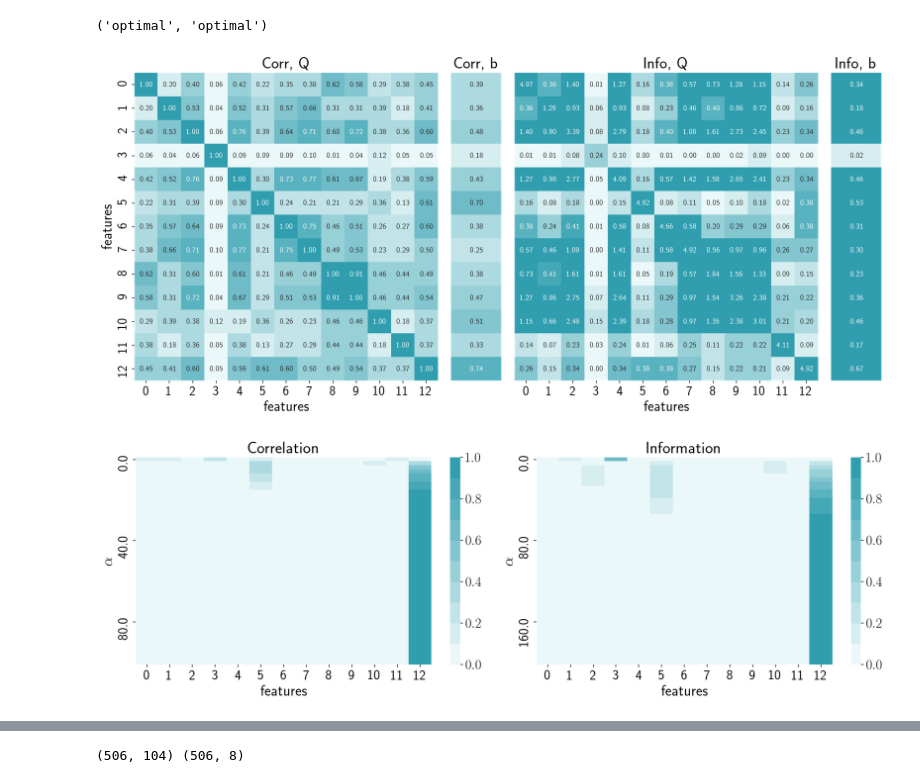
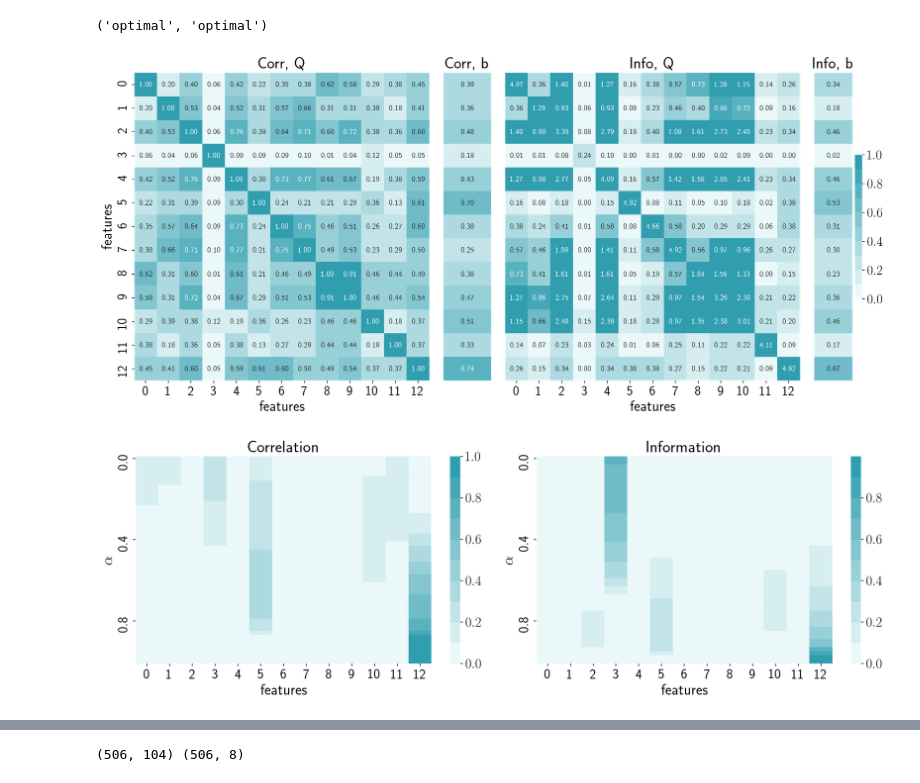
Before and after one commit to Intelligent-Systems-Phystech/2018-Isachenko-QPFSNewton, a Jupyter notebook: code/NNQPFS_v1.ipynb, the cells around one changed output, grey strips where cells are left out. Drawn from its saved outputs; the diff is of its cells as text; code cells hidden in the pictures.

```diff
--- a/code/NNQPFS_v1.ipynb
+++ b/code/NNQPFS_v1.ipynb
@@ -43,39 +43,39 @@ fs_corr.status, fs_info.status
 # %%
 plt.figure(figsize=(15, 7))
 ax1 = plt.subplot2grid((1, 12), (0, 0), colspan=5)
 ax3 = plt.subplot2grid((1, 12), (0, 5))
 ax2 = plt.subplot2grid((1, 12), (0, 6), colspan=5)
 ax4 = plt.subplot2grid((1, 12), (0, 11))
 
 sns.heatmap(fs_corr.Q, cmap=cmap, vmin=0., vmax=1., cbar=False, annot=True, fmt='.2f', ax=ax1)
 ax1.set_title('Corr, Q')
 ax1.set_xlabel('features')
 ax1.set_ylabel('features')
 
-sns.heatmap(fs_info.Q, cmap=cmap, vmin=0., vmax=.5, cbar=False, annot=True, fmt='.2f', ax=ax2, yticklabels=False)
+sns.heatmap(fs_info.Q, cmap=cmap, vmin=0., vmax=1., cbar=False, annot=True, fmt='.2f', ax=ax2, yticklabels=False)
 ax2.set_title('Info, Q')
 ax2.set_xlabel('features')
 #ax2.set_ylabel('features')
 
 sns.heatmap(fs_corr.b, cmap=cmap, vmin=0., vmax=1., cbar=False, annot=True, fmt='.2f', ax=ax3, xticklabels=False, yticklabels=False)
 ax3.set_title('Corr, b')
 #ax3.set_xlabel('features')
 #ax3.set_ylabel('features')
 
-sns.heatmap(fs_info.b, cmap=cmap, vmin=0., vmax=.1, cbar=False, annot=True, fmt='.2f', ax=ax4, xticklabels=False, yticklabels=False)
+sns.heatmap(fs_info.b, cmap=cmap, vmin=0., vmax=1., cbar=True, annot=True, fmt='.2f', ax=ax4, xticklabels=False, yticklabels=False)
 ax4.set_title('Info, b')
 #ax4.set_xlabel('features')
 #ax4.set_ylabel('features')
 
 plt.subplots_adjust()
 plt.tight_layout()
 plt.show()
 # %% [output]
-[figure, old version]
+[figure, new version]
 # %%
 fs_corr.get_Qb(X, y)
 z_scores = []
-alphas = np.linspace(0, 100, 51)
+alphas = np.linspace(0, 1, 51)
 
 for alpha in alphas:
     fs_corr.alpha = alpha
@@ -93,7 +93,7 @@ plt.ylabel(r'$\alpha$')
 
 fs_info.get_Qb(X, y)
 z_scores = []
-alphas = np.linspace(0, 200, 51)
+alphas = np.linspace(0, 1, 51)
 
 for alpha in alphas:
     fs_info.alpha = alpha
@@ -113,7 +113,7 @@ plt.tight_layout()
 plt.savefig('figs/qpfs_corr_vs_info_wrt_alpha.eps', format='eps')
 plt.show()
 # %% [output]
-[figure, old version]
+[figure, new version]
 # %%
 # batch generator
 def get_batches(dataset, batch_size, shuffle=True):
```
Also changed, not shown: parts of 29 cells of this notebook, 20 other files.
